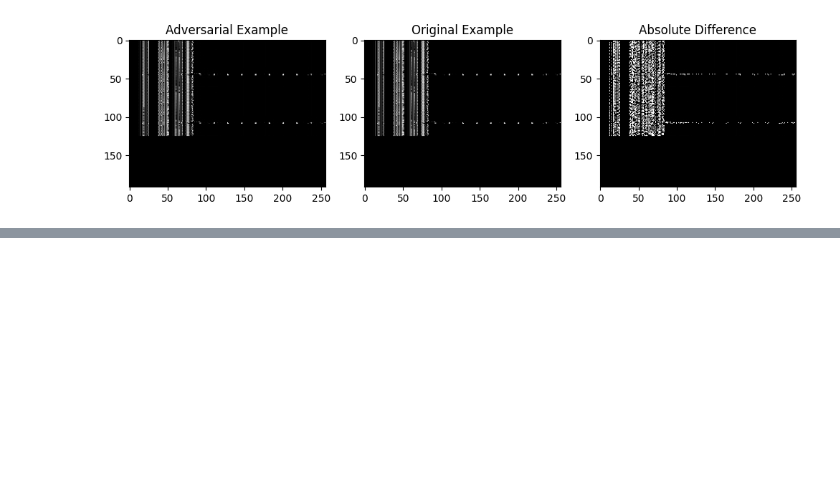
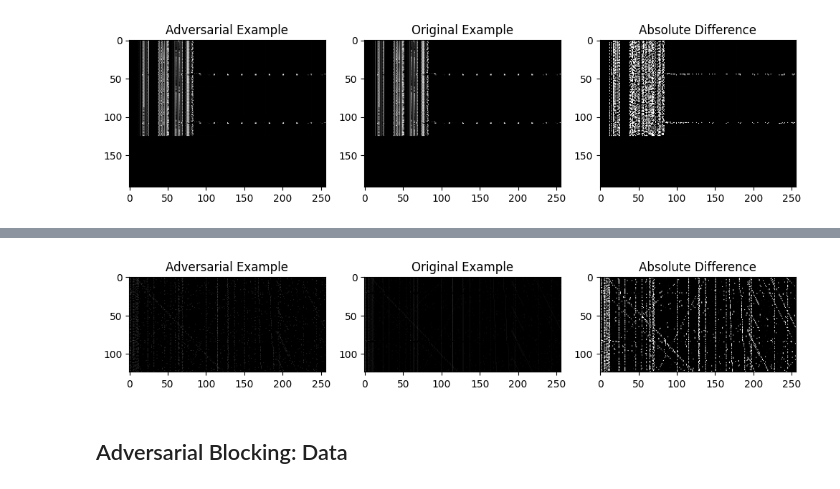
Before and after one commit to cs7org/i7-IDS, a Jupyter notebook: notebooks/adversarial_expt.ipynb, the cells around one changed output, grey strips where cells are left out. Cells and saved outputs as stored; diff of their text form; code cells hidden in the pictures; blank space fills up the shorter version.

```diff
--- a/notebooks/adversarial_expt.ipynb
+++ b/notebooks/adversarial_expt.ipynb
@@ -589,0 +587,39 @@ plt.show()
+# %%
+import cv2
+from pathlib import Path
+import numpy as np
+
+# plot adv real and abs diff side by side
+import matplotlib.pyplot as plt
+
+adv_file = Path(
+    r"C:\Users\Viper\Desktop\thesis_code\data\120_timeout_dnp3_sessions\adversarial\normal_normalized\fastgradientmethod_eps_0.1\NORMAL_460_20200515_DNP3_Warm_Restart_Attack_UOWM_DNP3_Dataset_Master_normalized.png"
+)
+normal_file = (
+    Path(
+        r"C:\Users\Viper\Desktop\thesis_code\notebooks\120_timeout_dnp3_sessions\session_images"
+    )
+    / adv_file.name
+)
+real = cv2.imread(str(normal_file), cv2.IMREAD_GRAYSCALE)
+adv_img = cv2.imread(str(adv_file), cv2.IMREAD_GRAYSCALE)[
+    : real.shape[0], : real.shape[1]
+]
+adv_img[real == 0] = 0  # Preserve blank areas
+
+plt.figure(figsize=(12, 4))
+plt.subplot(131)
+plt.imshow(adv_img, cmap="gray", vmin=0, vmax=255)
+plt.title("Adversarial Example")
+plt.subplot(132)
+plt.imshow(real, cmap="gray", vmin=0, vmax=255)
+plt.title("Original Example")
+plt.subplot(133)
+plt.imshow(np.abs(adv_img - real).astype(np.uint8), cmap="gray", vmin=0, vmax=255)
+plt.title("Absolute Difference")
+# plt.savefig(adv.output_dir / "fgsm" / "adversarial_example_comparison.png")
+plt.show()
+# %% [output]
+[figure, added]
+# %% [markdown]
+## Adversarial Blocking: Data
```
Also changed, not shown: parts of 7 cells of this notebook, 11 other files.
